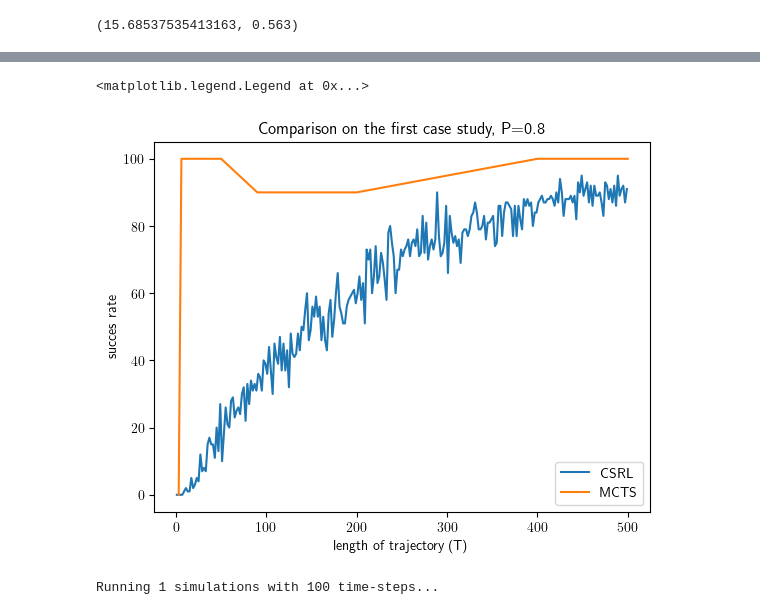
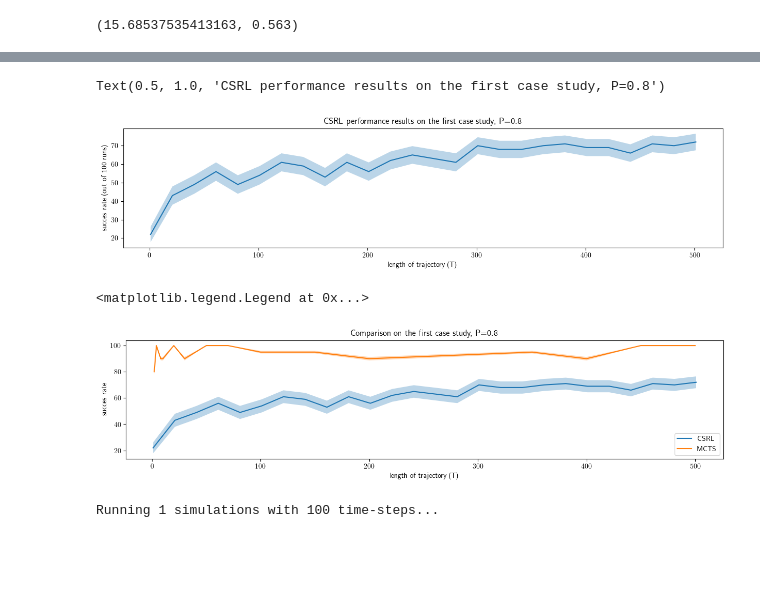
Before and after one commit to CL2-UWaterloo/RL-LTL, a Jupyter notebook: ComputeCanada_scrips/First_case.ipynb, the cells around one changed output, grey strips where cells are left out. Cells and saved outputs as stored; diff of their text form; code cells hidden in the pictures; blank space fills up the shorter version.

```diff
--- a/ComputeCanada_scrips/First_case.ipynb
+++ b/ComputeCanada_scrips/First_case.ipynb
@@ -85,3 +85,7 @@ ________________________________________________________________________________
 model(csrl.ch_states[(0,0,0,0)][np.newaxis])
 
 N, W, Q, P = np.zeros(csrl.shape), np.zeros(csrl.shape), np.zeros(csrl.shape), np.zeros(csrl.shape)
+# %%
+temp = np.zeros(20)
+temp[:5]=1
+temp.std()
@@ -89,28 +95,34 @@ N, W, Q, P = np.zeros(csrl.shape), np.zeros(csrl.shape), np.zeros(csrl.shape), n
 
 num_epochs = 20
 training = True
-T = [30]
+T = [2,4,6,8,10,15,20,30,50,70,100, 150, 200, 350, 400, 450, 500]
 K = 3
 search_depth = 10
 
 success_rates = []
+succes_std = []
+
 for i in T:
     wins = 0
     for epoch in range(num_epochs):
 
         state_history, channeled_states, trajectory, action_history, reward_history, better_policy = csrl.MC_learning(model, LTL_formula, predicates,
-                N = N, W = W, Q = Q, P = P, C=3, tow=1, n_samples=100, search_depth=search_depth, verbose=4, start=(0,0), T=i, K=3)
+                N = N, W = W, Q = Q, P = P, C=3, tow=1, n_samples=100, search_depth=search_depth, verbose=4, T=min(20, i), K=3)
 
         if check_LTL(LTL_formula, trajectory, predicates)[0]:
             wins+=1
 
-        if training:
+        if training and len(action_history)>0:
             x_train = np.array(channeled_states)
             y1_train = np.array(better_policy)
             y2_train = np.array(reward_history) + (check_LTL(LTL_formula, trajectory, predicates)[0]*max_rew)
             model.fit(x_train[:-1], [y1_train, y2_train[:-1]], epochs=20, verbose=0)
 
-    success_rates.append(wins/num_epochs)
+    success_rates.append(100*wins/num_epochs)
+    temp = np.zeros(num_epochs)
+    temp[:wins]=1
+    std = np.sqrt(num_epochs*np.var(temp))
+    succes_std.append((success_rates[-1]-std, success_rates[-1]+std))
     ###############################################################
     print("Wins:",wins,"/",num_epochs)
     print("last reward:", reward_history[-1], "  | trajectory:", trajectory)
@@ -136,4 +148,9 @@ Actions: [2, 1, 2, 1, 2, 2, 2, 2, 2, 2, 2, 2, 2, 2, 2, 2, 2, 2, 2, 1, 2, 2, 2, 2
 # %%
+succes_std = np.array(succes_std)
+
+plt.figure(figsize=(15,3))
+plt.fill_between(T, succes_std[:,0], succes_std[:,1], alpha=0.3, label="MCTS area of 1 STD")
+
 plt.plot(T, success_rates)
 plt.xlabel("length of trajectory (T)")
 plt.ylabel("succes rate (out of 20 runs)")
@@ -214,15 +211,10 @@ rewards_mean = []
 rewards_std = []
 n_runs = 100
 
-x = range(98,100,2)
+x = range(1,502,20)
 for i in x:
     episodes, rew = csrl.run_Q_test(policy, LTL_formula, predicates, T=i, runs=n_runs, verbose=0)
     rewards_mean.append(100*np.mean(rew))
     rewards_std.append((rewards_mean[-1]-np.sqrt(n_runs*np.var(rew)), rewards_mean[-1]+np.sqrt(n_runs*np.var(rew))))
 rewards_std = np.array(rewards_std)
-
-plt.plot(x, rewards_mean, label="CSRL")
-plt.xlabel("length of trajectory (T)")
-plt.ylabel("succes rate (out of 100 runs)")
-plt.title("CSRL performance results on the first case study, P="+str(p))
 # %% [output]
@@ -242,13 +238,29 @@ plt.plot(rewards_mean)
+# %%
+plt.figure(figsize=(15,3))
+plt.fill_between(x, rewards_std[:,0], rewards_std[:,1], alpha=0.3, label="1 STD")
+
+plt.plot(x, rewards_mean, label="CSRL")
+plt.xlabel("length of trajectory (T)")
+plt.ylabel("succes rate (out of 100 runs)")
+plt.title("CSRL performance results on the first case study, P="+str(p))
+# %% [output]
+Text(0.5, 1.0, 'CSRL performance results on the first case study, P=0.8')
+[figure, added]
 # %%
-plt.plot(x, rewards, label="CSRL")
+plt.figure(figsize=(15,3))
+
+plt.fill_between(x, rewards_std[:,0], rewards_std[:,1], alpha=0.3)
+plt.plot(x, rewards_mean, label="CSRL")
 plt.xlabel("length of trajectory (T)")
 plt.ylabel("succes rate")
 plt.title("Comparison on the first case study, P="+str(p))
-plt.plot(T, 100*np.array(success_rates), label="MCTS")
+
+plt.fill_between(T, succes_std[:,0], succes_std[:,1], alpha=0.3)
+plt.plot(T, success_rates, label="MCTS")
 plt.legend()
 # %% [output]
 <matplotlib.legend.Legend at 0x...>
-[figure, old version]
+[figure, new version]
 # %%
 rewards_backup = rewards.copy()
 # %%
```
Also changed, not shown: parts of 9 cells of this notebook, 3 other files.
